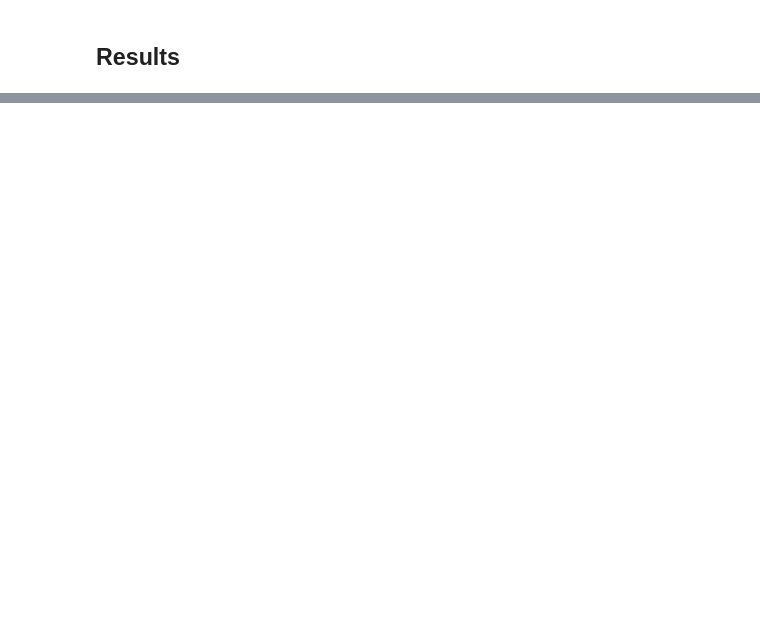
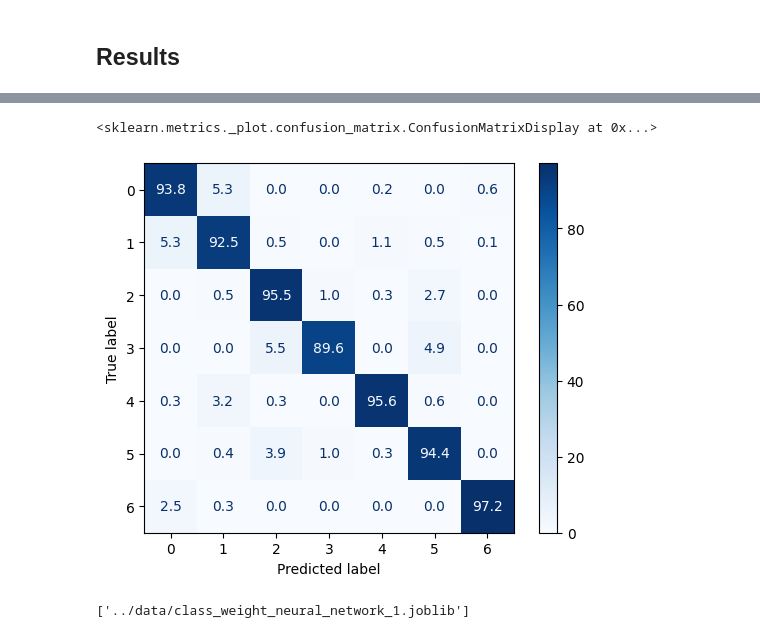
Before and after one commit to ahm5348/CSCI-635-01-Group-3, a Jupyter notebook: code/neuralNetwork.ipynb, the cells around one changed output, grey strips where cells are left out. Drawn from its saved outputs; the diff is of its cells as text; code cells hidden in the pictures; blank space fills up the shorter version.

```diff
--- a/code/neuralNetwork.ipynb
+++ b/code/neuralNetwork.ipynb
@@ -271,0 +365,17 @@ dump(model, "../data/best_neural_network4Layer512.joblib")
+# %%
+
+y_predicted = model.predict(X_test)
+
+y_pred_idx = [np.argmax(row) for row in y_predicted]
+
+test_mcc = matthews_corrcoef(y_test, y_pred_idx)
+print("Test MCC:", test_mcc)
+
+print("\nConfusion Matrix:")
+print(confusion_matrix(y_test, y_pred_idx))
+
+print("\nClassification Report:")
+print(classification_report(y_test, y_pred_idx))
+
+ConfusionMatrixDisplay.from_predictions(y_test, y_pred_idx, cmap="Blues")
+plt.show()
@@ -271,0 +401,17 @@ dump(model, "../data/best_neural_network4Layer512.joblib")
+# %%
+from sklearn.metrics import confusion_matrix, ConfusionMatrixDisplay
+import numpy as np
+
+cm = confusion_matrix(y_test, y_pred_idx, normalize='true')
+
+cm_percent = cm * 100
+
+disp = ConfusionMatrixDisplay(confusion_matrix=cm_percent)
+disp.plot(cmap='Blues', values_format=".1f")
+# %% [output]
+<sklearn.metrics._plot.confusion_matrix.ConfusionMatrixDisplay at 0x...>
+[figure, added]
+# %%
+dump(model, "../data/class_weight_neural_network_1.joblib")
+# %% [output]
+['../data/class_weight_neural_network_1.joblib']
```
Also changed, not shown: parts of 12 cells of this notebook, 4 other files.
